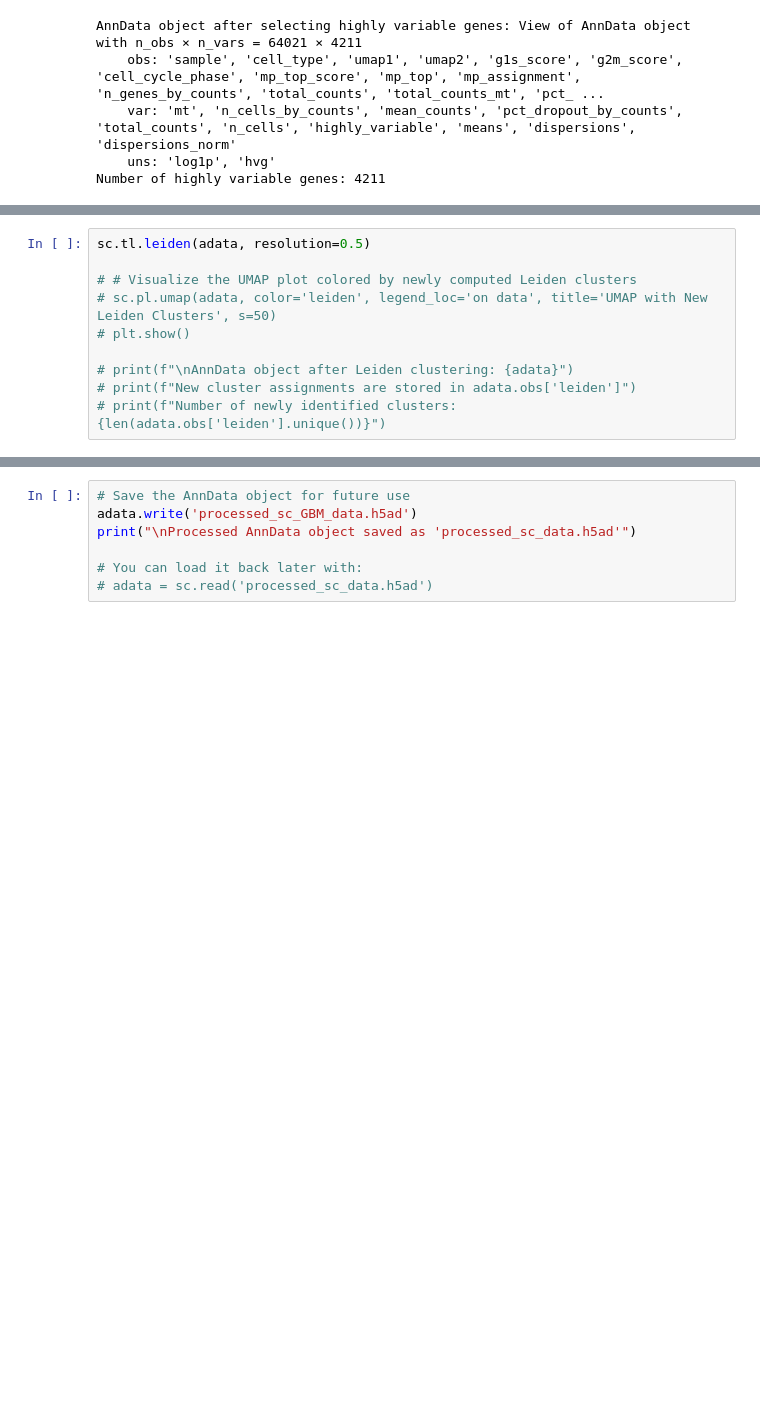
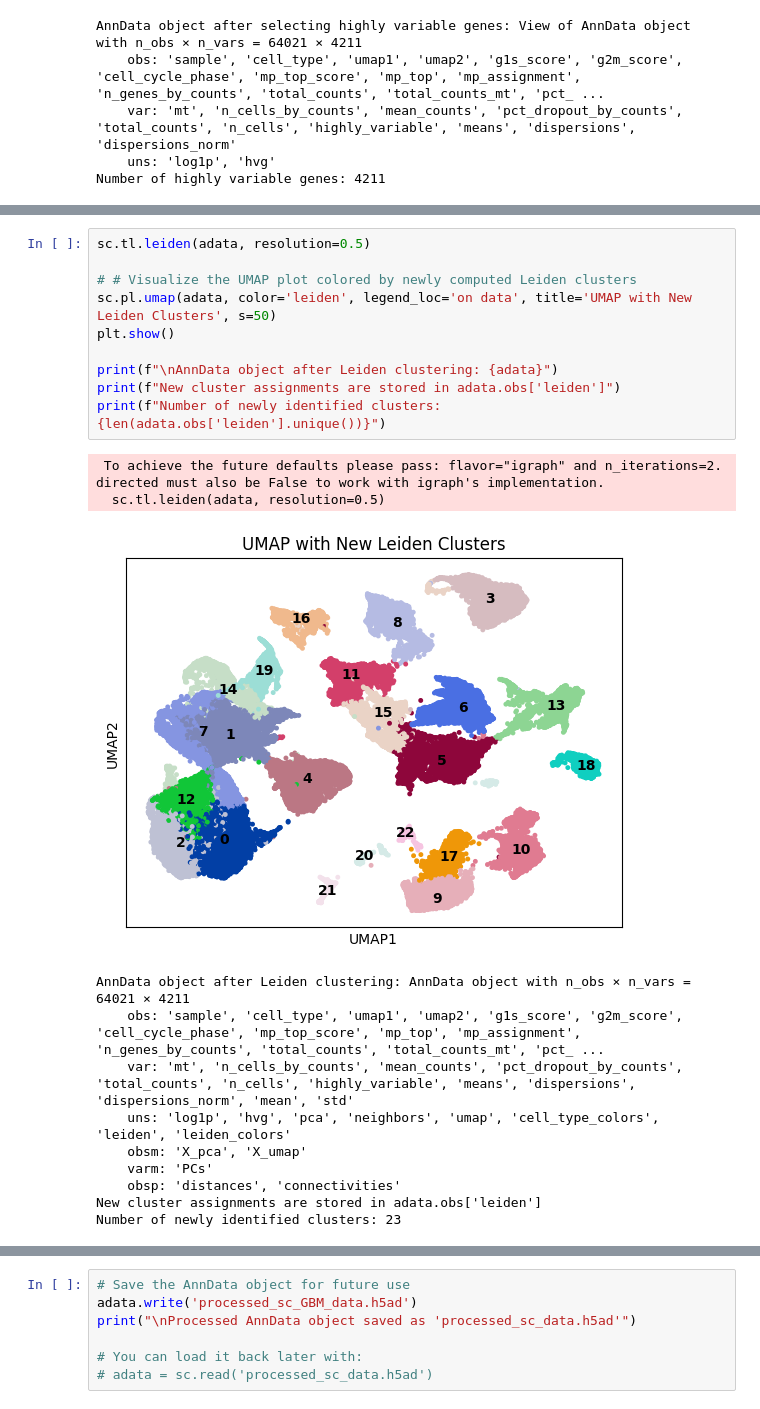
Before and after one commit to jjevans25/3CA_GBM_Analysis, a Jupyter notebook: scRNA-seq_GBM_3CA.ipynb, the cells around one changed output, grey strips where cells are left out. Drawn from its saved outputs; the diff is of its cells as text; blank space fills up the shorter version.

```diff
--- a/scRNA-seq_GBM_3CA.ipynb
+++ b/scRNA-seq_GBM_3CA.ipynb
@@ -349,11 +348,24 @@ Plotted UMAP with pre-existing cell types.
 # %%
 sc.tl.leiden(adata, resolution=0.5)
 
 # # Visualize the UMAP plot colored by newly computed Leiden clusters
-# sc.pl.umap(adata, color='leiden', legend_loc='on data', title='UMAP with New Leiden Clusters', s=50)
-# plt.show()
+sc.pl.umap(adata, color='leiden', legend_loc='on data', title='UMAP with New Leiden Clusters', s=50)
+plt.show()
 
-# print(f"\nAnnData object after Leiden clustering: {adata}")
-# print(f"New cluster assignments are stored in adata.obs['leiden']")
-# print(f"Number of newly identified clusters: {len(adata.obs['leiden'].unique())}")
+print(f"\nAnnData object after Leiden clustering: {adata}")
+print(f"New cluster assignments are stored in adata.obs['leiden']")
+print(f"Number of newly identified clusters: {len(adata.obs['leiden'].unique())}")
+# %% [output]
+ To achieve the future defaults please pass: flavor="igraph" and n_iterations=2.  directed must also be False to work with igraph's implementation.
+  sc.tl.leiden(adata, resolution=0.5)
+[figure, added]
+AnnData object after Leiden clustering: AnnData object with n_obs × n_vars = 64021 × 4211
+    obs: 'sample', 'cell_type', 'umap1', 'umap2', 'g1s_score', 'g2m_score', 'cell_cycle_phase', 'mp_top_score', 'mp_top', 'mp_assignment', 'n_genes_by_counts', 'total_counts', 'total_counts_mt', 'pct_ ...
+    var: 'mt', 'n_cells_by_counts', 'mean_counts', 'pct_dropout_by_counts', 'total_counts', 'n_cells', 'highly_variable', 'means', 'dispersions', 'dispersions_norm', 'mean', 'std'
+    uns: 'log1p', 'hvg', 'pca', 'neighbors', 'umap', 'cell_type_colors', 'leiden', 'leiden_colors'
+    obsm: 'X_pca', 'X_umap'
+    varm: 'PCs'
+    obsp: 'distances', 'connectivities'
+New cluster assignments are stored in adata.obs['leiden']
+Number of newly identified clusters: 23
 # %%
```
Also changed, not shown: parts of 18 cells of this notebook, 1 other file.
